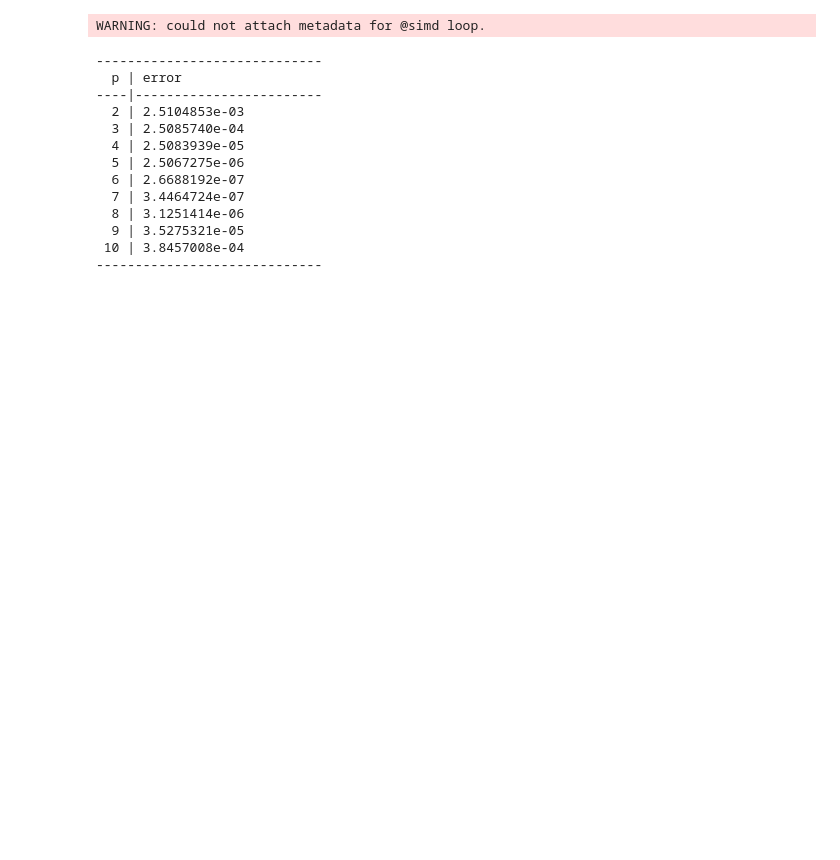
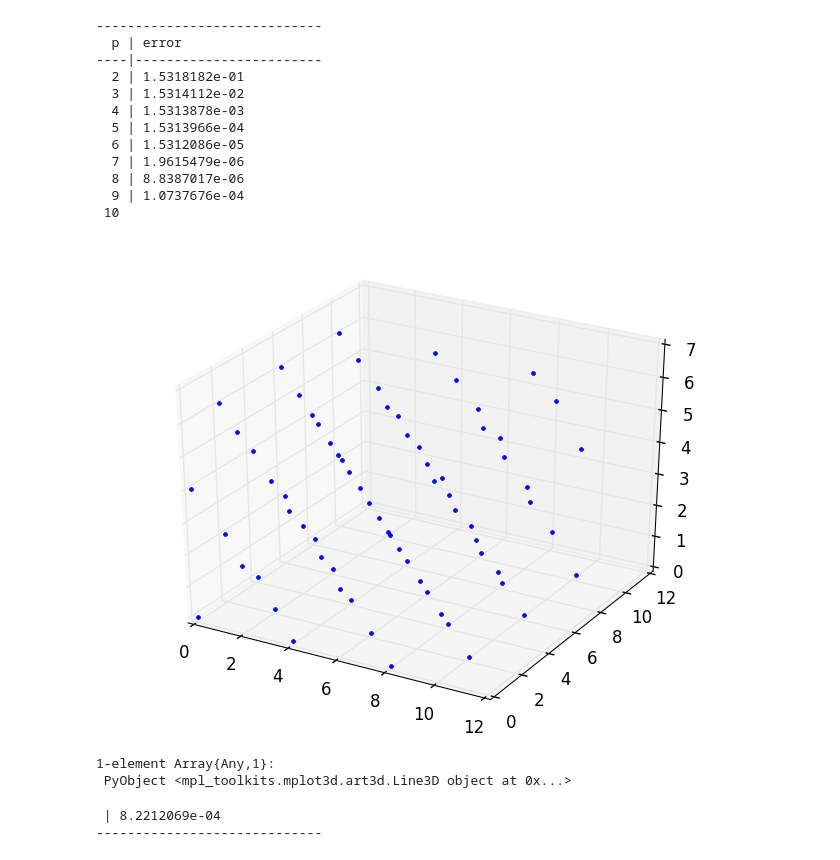
Before and after one commit to libAtoms/Atoms.jl, a Jupyter notebook: notebooks/Optimisation.ipynb, the cells around one changed output. Cells and saved outputs as stored; diff of their text form; code cells hidden in the pictures; blank space fills up the shorter version.

```diff
--- a/notebooks/Optimisation.ipynb
+++ b/notebooks/Optimisation.ipynb
@@ -7,33 +7,38 @@ import AtPrecon
 # %%
 # reference configuration
 at = bulk("Al"; cubic=true)
-at = repeat(at, (5, 5, 1))
+at = repeat(at, (3, 3, 2))
 set_pbc!(at, (false, false, false))
 X0 = positions(at);
 # jiggle the positions
-set_positions!(at, X0+0.01 * rand(size(X0)))
+# set_positions!(at, X0+0.01 * rand(size(X0)))
 # create a calculator
 r0 = rnn("Al")
 rcut = 2.5 * r0
-# calc = MatSciPy.PairCalculator( SWCutoff( LennardJonesPotential(r0, 1.0), rcut, 1.0 ) )
-calc = TightBinding.ToyTB.ToyTBModel(r0=r0, rcut=rcut)
+calc = MatSciPy.PairCalculator( SWCutoff( LennardJonesPotential(r0, 1.0), rcut, 1.0 ) )
+# calc = TightBinding.ToyTB.ToyTBModel(r0=r0, rcut=rcut)
 TestAtoms.test_potentialenergy(calc, at)
-;
+
+
+plot3D(X0[1,:][:], X0[2,:][:], X0[3,:][:], "b.")
 # %% [output]
-WARNING: could not attach metadata for @simd loop.
+-----------------------------
+  p | error
+----|------------------------
+  2 | 1.5318182e-01
+  3 | 1.5314112e-02
+  4 | 1.5313878e-03
+  5 | 1.5313966e-04
+  6 | 1.5312086e-05
+  7 | 1.9615479e-06
+  8 | 8.8387017e-06
+  9 | 1.0737676e-04
+ 10
+[figure, added]
------------------------------
-  p | error
-----|------------------------
-  2 | 2.5104853e-03
-  3 | 2.5085740e-04
-  4 | 2.5083939e-05
-  5 | 2.5067275e-06
-  6 | 2.6688192e-07
-  7 | 3.4464724e-07
-  8 | 3.1251414e-06
-  9 | 3.5275321e-05
- 10 | 3.8457008e-04
------------------------------
+1-element Array{Any,1}:
+ PyObject <mpl_toolkits.mplot3d.art3d.Line3D object at 0x...>
+ | 8.2212069e-04
+-----------------------------
 # %%
 at = repeat(bulk("Al"; cubic=true), (10,10,2))
 println(" #at = ", length(at))
```
Also changed, not shown: parts of 4 cells of this notebook, 1 other file.
